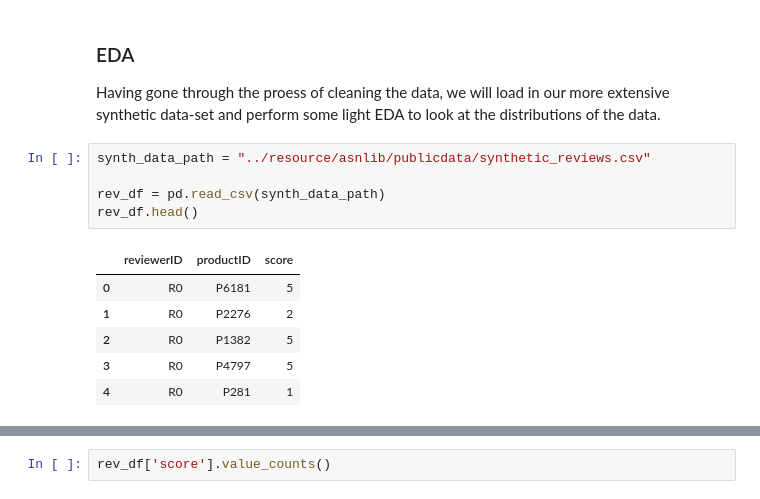
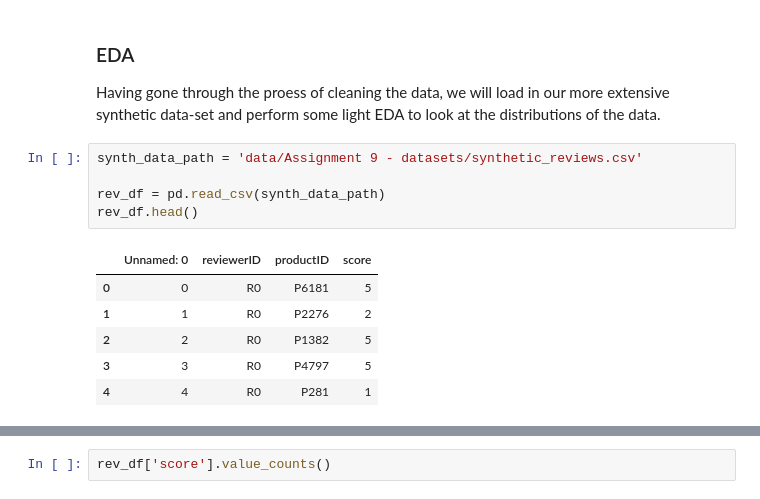
Before and after one commit to hernan-leon/applied_ml_course, a Jupyter notebook: Assignment_9.ipynb, the cells around one changed output, grey strips where cells are left out. Drawn from its saved outputs; the diff is of its cells as text.

Commit message:
assignment 9 in progress

```diff
--- a/Assignment_9.ipynb
+++ b/Assignment_9.ipynb
@@ -152,17 +169,17 @@ rev_df.head()
 ### EDA
 Having gone through the proess of cleaning the data, we will load in our more extensive synthetic data-set and perform some light EDA to look at the distributions of the data.
 # %%
-synth_data_path = "../resource/asnlib/publicdata/synthetic_reviews.csv"
+synth_data_path = 'data/Assignment 9 - datasets/synthetic_reviews.csv'
 
 rev_df = pd.read_csv(synth_data_path)
 rev_df.head()
 # %% [output]
-|  | reviewerID | productID | score |
-| 0 | R0 | P6181 | 5 |
-| 1 | R0 | P2276 | 2 |
-| 2 | R0 | P1382 | 5 |
-| 3 | R0 | P4797 | 5 |
-| 4 | R0 | P281 | 1 |
+|  | Unnamed: 0 | reviewerID | productID | score |
+| 0 | 0 | R0 | P6181 | 5 |
+| 1 | 1 | R0 | P2276 | 2 |
+| 2 | 2 | R0 | P1382 | 5 |
+| 3 | 3 | R0 | P4797 | 5 |
+| 4 | 4 | R0 | P281 | 1 |
 # %%
 rev_df['score'].value_counts().plot(kind = 'bar');
 # %% [output]
```
Also changed, not shown: parts of 26 cells of this notebook.
